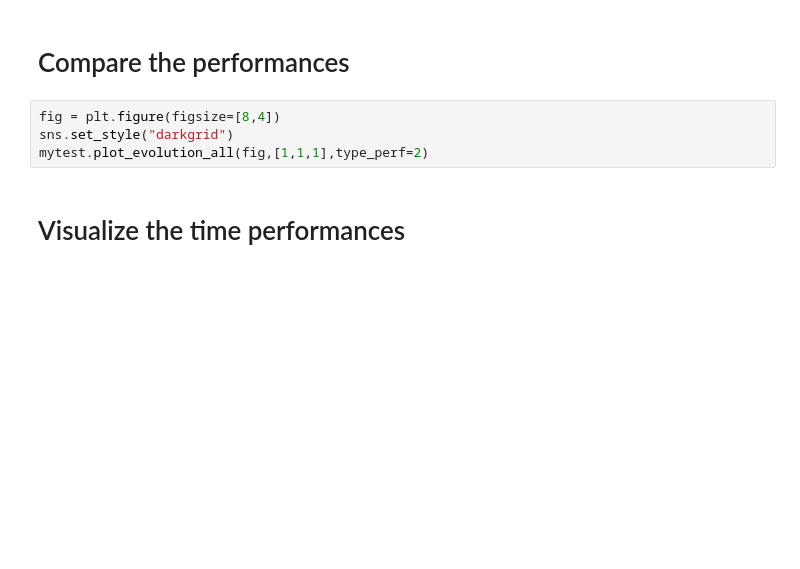
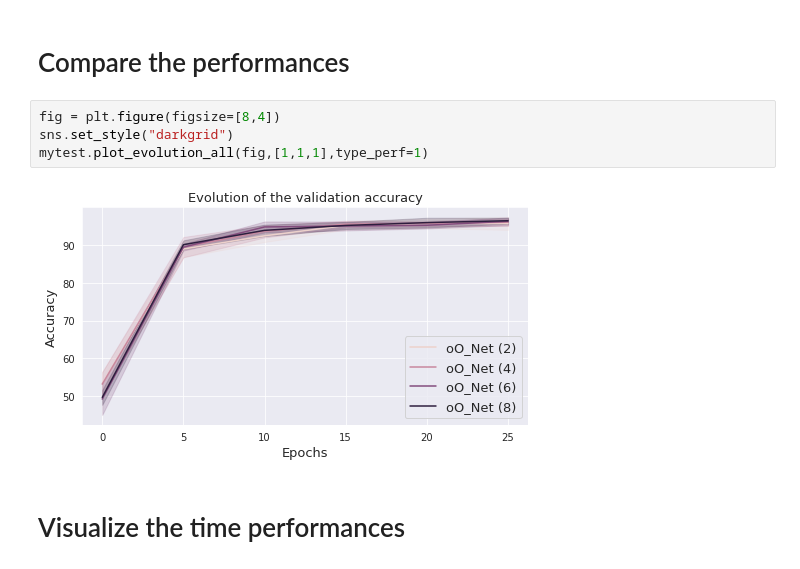
Before and after one commit to arnaudguibbert/Deep-learning-miniproject, a Jupyter notebook: Proj1/testers.ipynb, the cells around one changed output. Saved outputs shown, nothing was run; the diff lists cells and outputs as text; blank space fills up the shorter version.

```diff
--- a/Proj1/testers.ipynb
+++ b/Proj1/testers.ipynb
@@ -49,7 +93,9 @@ mytest.plot_std(fig,[1,1,1],test=True)
 # %%
 fig = plt.figure(figsize=[8,4])
 sns.set_style("darkgrid")
-mytest.plot_evolution_all(fig,[1,1,1],type_perf=2)
+mytest.plot_evolution_all(fig,[1,1,1],type_perf=1)
+# %% [output]
+[figure, added]
 # %% [markdown]
 # Visualize the time performances
 # %%
```
Also changed, not shown: parts of 8 cells of this notebook, 7 other files.
